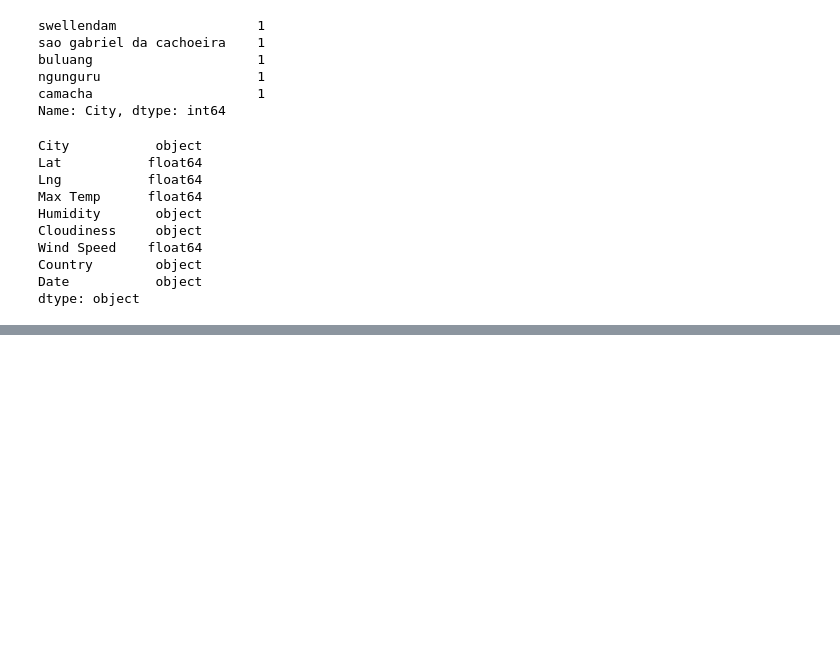
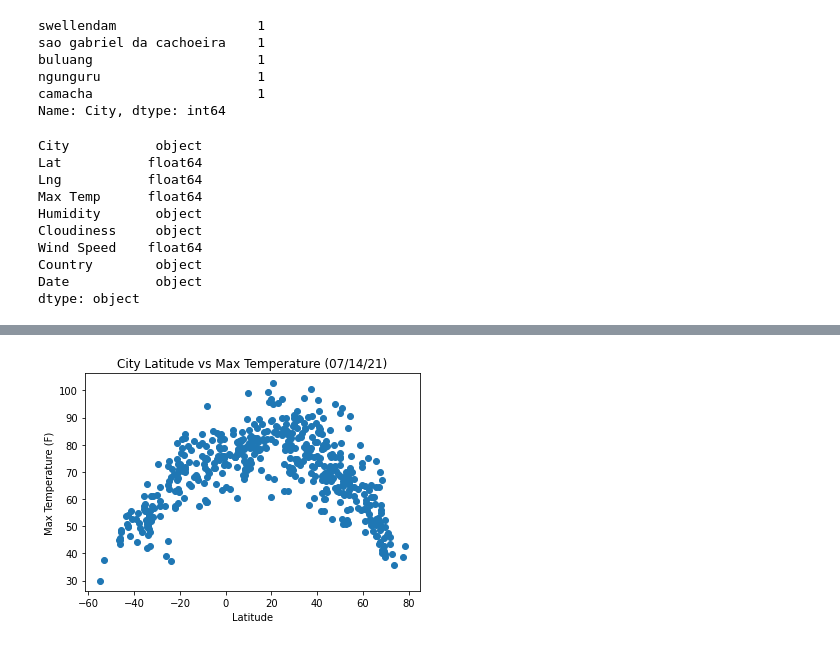
Before and after one commit to mjcarlson628/python-api-challenge, a Jupyter notebook: WeatherPy/WeatherPy.ipynb, the cells around one changed output, grey strips where cells are left out. Saved outputs shown, nothing was run; the diff lists cells and outputs as text; code cells hidden in the pictures; blank space fills up the shorter version.

```diff
--- a/WeatherPy/WeatherPy.ipynb
+++ b/WeatherPy/WeatherPy.ipynb
@@ -144,0 +170,10 @@ cities_df.describe()
+# %%
+# All cities
+plt.scatter(cities_df["Lat"], cities_df["Max Temp"])
+plt.title("City Latitude vs Max Temperature (07/14/21)")
+plt.xlabel("Latitude")
+plt.ylabel("Max Temperature (F)")
+
+plt.show()
+# %% [output]
+[figure, added]
```
Also changed, not shown: parts of 14 cells of this notebook.
